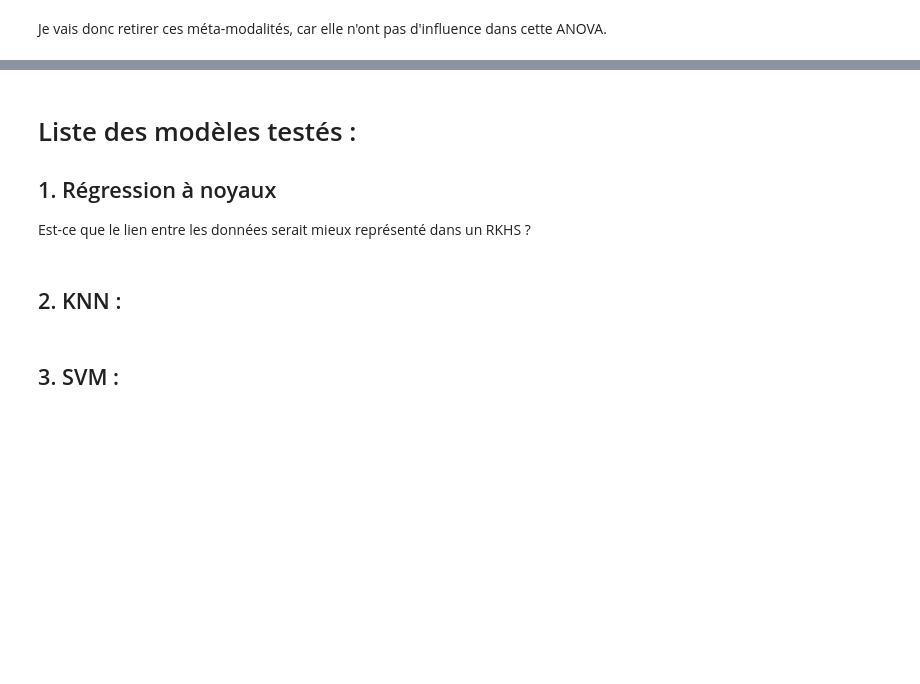
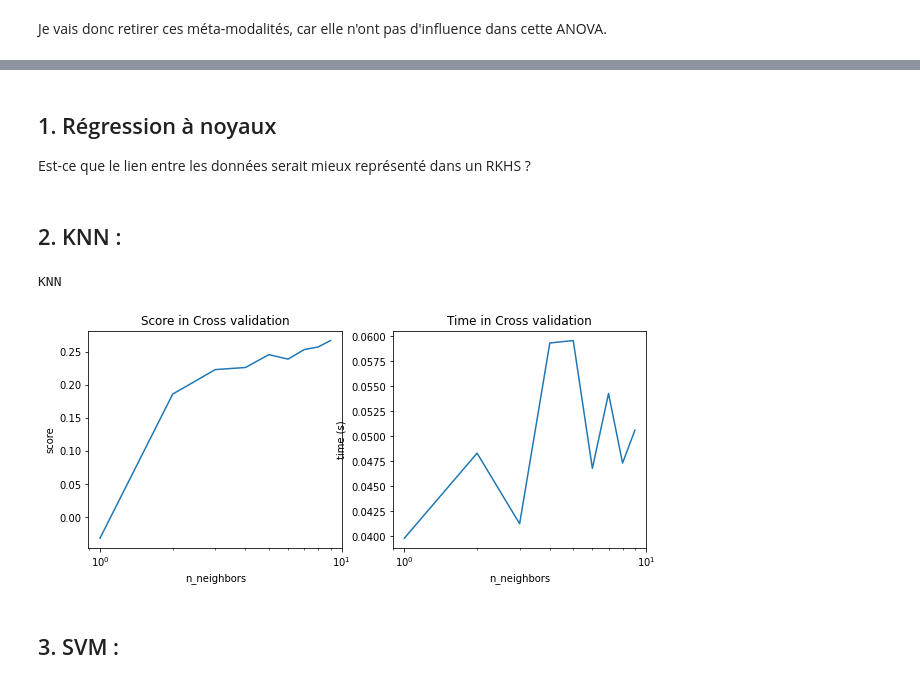
Before and after one commit to ClaireGayral/formation_openclassroom, a Jupyter notebook: P3_gayral_claire/prediction_models.ipynb, the cells around one changed output, grey strips where cells are left out. Cells and saved outputs as stored; diff of their text form; code cells hidden in the pictures; blank space fills up the shorter version.

```diff
--- a/P3_gayral_claire/prediction_models.ipynb
+++ b/P3_gayral_claire/prediction_models.ipynb
@@ -161,13 +171,46 @@ X = X.drop(zero_coeff_modality.values, axis =1)
+# %%
+dict_kwargs_models = {}
+dict_models = {}
+dict_param_grid = {}
+
+y_co2 = y["CO2_emissions"]
+y_energy = y["SiteEnergyUse(kBtu)"]
 # %% [markdown]
-# Liste des modèles testés :
 
 ## 1. Régression à noyaux
 
 Est-ce que le lien entre les données serait mieux représenté dans un RKHS ?
-# %%
-from sklearn.kernel_ridge import KernelRidge
-
-dict_models["kernel_ridge"] = KernelRidge()
-dict_param_grid["kernel_ridge"] = np.logspace(-1, 4, 25)
+# %%
+from sklearn.kernel_ridge import KernelRidge
+model_name = "kernel_ridge"
+
+dict_kwargs_models[model_name] = {"alpha":1, "kernel":'linear',"gamma":None,
+                                  "degree":3, "coef0":1, "kernel_params":None}
+dict_models[model_name] = KernelRidge(**dict_kwargs_models[model_name])
+dict_param_grid[model_name] = {"alpha":np.logspace(0, 2, 20)}# regularisation param
 # %% [markdown]
 ## 2. KNN :
+# %%
+from sklearn.neighbors import KNeighborsRegressor
+model_name = "KNN"
+
+dict_kwargs_models[model_name] = {"n_neighbors":5, "weights":'uniform', "algorithm":'auto',
+                                  "leaf_size":30, "p":2, "metric":'minkowski',
+                                  "metric_params":None, "n_jobs":None}
+dict_models[model_name] = KNeighborsRegressor(**dict_kwargs_models[model_name])
+dict_param_grid[model_name] = {"n_neighbors":np.arange(1,10,1)}
+# %%
+from sklearn.model_selection import GridSearchCV
+
+print(model_name)
+regressor = dict_models[model_name]
+param_grid = dict_param_grid[model_name]
+CV_regressor = GridSearchCV(regressor, param_grid, refit=True, cv = cv)
+CV_regressor.fit(X_std, y_co2)
+res = CV_regressor.cv_results_
+dict_cv_results_[model_name] = res
+if len(res["params"][0].keys())==1 :
+    cv_plot_score_and_time(res, True)
+# %% [output]
+KNN
+[figure, added]
```
Also changed, not shown: parts of 16 cells of this notebook, 2 other files.
